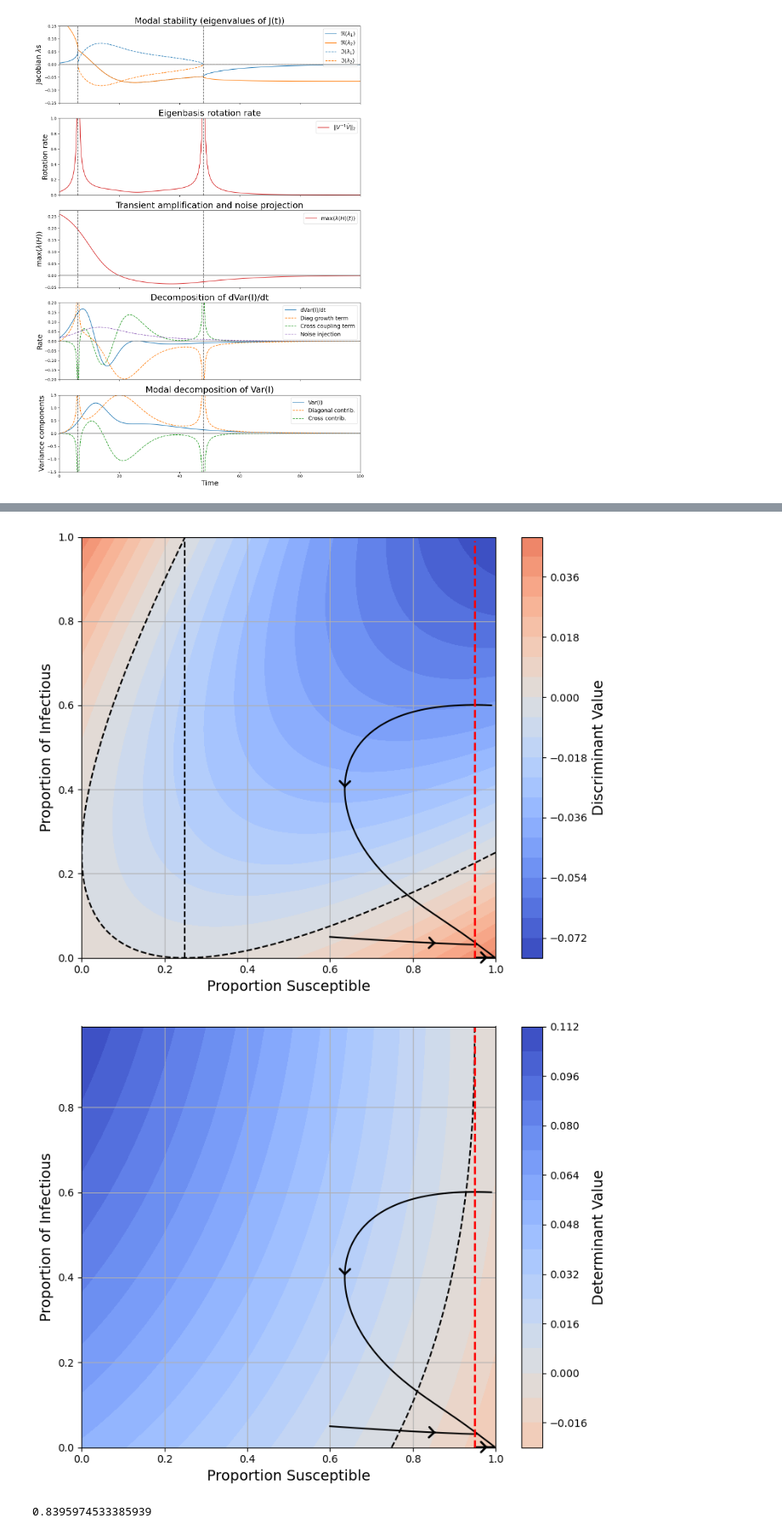
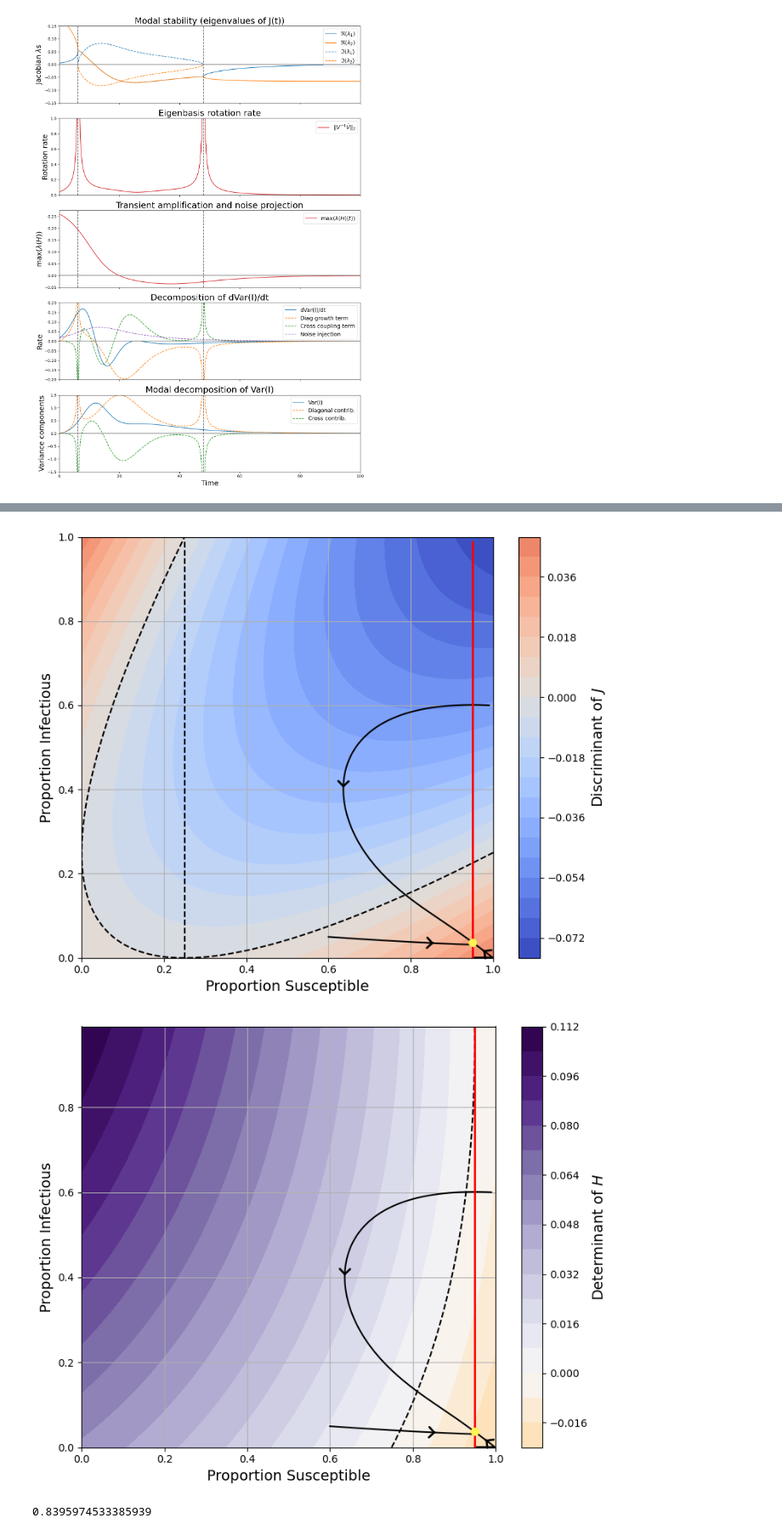
Before and after one commit to joshlooks/non-stationary-ews, a Jupyter notebook: trajectory_jacobian_sir.ipynb, the cells around one changed output, grey strips where cells are left out. Shown at 85% size. Saved outputs shown, nothing was run; the diff lists cells and outputs as text; code cells hidden in the pictures.

```diff
--- a/trajectory_jacobian_sir.ipynb
+++ b/trajectory_jacobian_sir.ipynb
@@ -145,14 +152,14 @@ plt.figure(figsize=(8, 6.5))
 contour = plt.contourf(S, I, D_vals, levels=20, vmin=-np.max(np.abs(D_vals)),vmax=np.max(np.abs(D_vals)),cmap='coolwarm')
 cbar = plt.colorbar(contour)
 # Change tick label size
-cbar.set_label('Discriminant Value', fontsize=14)
+cbar.set_label('Discriminant of $J$', fontsize=14)
 skip = 400
 plt.contour(S, I, D_vals, levels=[0], colors='k', linewidths=1.5, linestyles='--')
 for s0, i0 in zip(icS,icI):
     cst_theory = odeint(test_int,[s0,i0,0,0,0,0],ts2,args=(betat,1/14,0.00003424657))
     eigvals_theory = np.array([np.linalg.eigvals(jac(cst_theory[i,:],ts2[i],betat,1/14,0.00003424657)) for i in range(len(ts2))])
     id1 = np.where(np.iscomplex(eigvals_theory[:,0]))[0][0]
-    plt.scatter(cst_theory[id1,0], cst_theory[id1,1], color='red')
+    # plt.scatter(cst_theory[id1,0], cst_theory[id1,1], color='red')
     plt.plot(cst_theory[:,0], cst_theory[:,1], color='black', linestyle='-')
     # single arrow
     mid = len(cst_theory)//1000
@@ -167,8 +174,8 @@ cst_theory = odeint(test_int,[0.4,0.005,1-0.4-0.005,0,0,0],ts2,args=(betat,1/14,
 eigvals_theory = np.array([np.linalg.eigvals(jac(cst_theory[i,:],ts2[i],betat,1/14,0.00003424657)) for i in range(len(ts2))])
 id1 = np.where(np.iscomplex(eigvals_theory[:,0]))[0][0]
 id2 = np.where(np.iscomplex(eigvals_theory[:,0]))[0][-1]
-plt.scatter(cst_theory[id1,0], cst_theory[id1,1], color='red')
-plt.scatter(cst_theory[id2,0], cst_theory[id2,1], color='red')
+# plt.scatter(cst_theory[id1,0], cst_theory[id1,1], color='red')
+# plt.scatter(cst_theory[id2,0], cst_theory[id2,1], color='red')
 plt.plot(cst_theory[:,0], cst_theory[:,1], color='black', linestyle='-')
 # single arrow
 mid = len(cst_theory)//80
@@ -180,11 +187,11 @@ plt.annotate('',
                     color='black',
                     lw=2))
 
-
-plt.vlines(x=1/4, ymin=0, ymax=0.99, color='red', linestyle='--')
+plt.vlines(x=1/4, ymin=0, ymax=0.99, color='red')
 plt.vlines(x=gamma/beta0, ymin=0, ymax=0.99, color='black', linestyle='--')
+plt.scatter(Sstar, Istar, color='#FFF44F',s=50,zorder=10, clip_on=False)
 plt.xlabel('Proportion Susceptible',fontsize = 14)
-plt.ylabel('Proportion of Infectious',fontsize = 14)
+plt.ylabel('Proportion Infectious',fontsize = 14)
 plt.grid(True)
 plt.ylim(0,None)
 plt.tight_layout()
@@ -672,0 +682,4 @@ plt.show()
+# %%
+Sstar = (gamma+0.2)/beta0
+Istar = 0.2*(beta0/(gamma+0.2)-1)/(beta0)
+Sstar, Istar
@@ -698,7 +713,7 @@ plt.figure(figsize=(8, 6.5))
 contour = plt.contourf(S, I, D_vals, levels=20, vmin=-np.max(np.abs(D_vals)),vmax=np.max(np.abs(D_vals)),cmap='coolwarm')
 cbar = plt.colorbar(contour)
 # Change tick label size
-cbar.set_label('Discriminant Value', fontsize=14)
+cbar.set_label('Discriminant of $J$', fontsize=14)
 plt.contour(S, I, D_vals, levels=[0], colors='k', linewidths=1.5, linestyles='--')
 
 for s0, i0 in zip(icS,icI):
@@ -715,7 +730,7 @@ for s0, i0 in zip(icS,icI):
                      lw=2))
 cst_theory = odeint(test_int,[0.95,0.001,0,0,0,0],ts,args=(betat,1/14,0.2))
 plt.plot(cst_theory[:,0], cst_theory[:,1], color='black', linestyle='-')
-mid = len(cst_theory)//100
+mid = len(cst_theory)//2
 plt.annotate('',
                 xy=(cst_theory[mid+1,0], cst_theory[mid+1,1]),
                 xytext=(cst_theory[mid,0], cst_theory[mid,1]),
@@ -723,17 +738,18 @@ plt.annotate('',
                     arrowstyle='->,head_length=0.5,head_width=0.5',
                     color='black',
                     lw=2))
-plt.vlines(x=(gamma+0.2)/beta0, ymin=0, ymax=0.99, color='red', linestyle='--',linewidth=2)
+plt.vlines(x=(gamma+0.2)/beta0, ymin=0, ymax=0.99, color='red',linewidth=2)
 plt.vlines(x=gamma/beta0, ymin=0, ymax=0.99, color='black', linestyle='--')
 plt.xlabel('Proportion Susceptible',fontsize = 14)
-plt.ylabel('Proportion of Infectious',fontsize = 14)
+plt.ylabel('Proportion Infectious',fontsize = 14)
+plt.scatter(Sstar, Istar, color='#FFF44F',s=50,zorder=10, clip_on=False)
 plt.grid(True)
 # plt.xlim(0.248, 1)
 # plt.ylim(0, 0.00001)
 plt.tight_layout()
 plt.show()
 # %% [output]
-[figure, old version]
+[figure, new version]
 # %%
 params = {
     'beta': beta0,  # transmission rate
@@ -759,41 +775,42 @@ icI = np.array([0.6,0.05])
 ts = np.linspace(0,500,5000)
 # Plot the det
 plt.figure(figsize=(8, 6.5))
-contour = plt.contourf(S, I, D_vals, levels=20, vmin=-np.max(np.abs(D_vals)),vmax=np.max(np.abs(D_vals)),cmap='coolwarm_r')
+contour = plt.contourf(S, I, D_vals, levels=20, vmin=-np.max(np.abs(D_vals)),vmax=np.max(np.abs(D_vals)),cmap='PuOr')
 cbar = plt.colorbar(contour)
 # Change tick label size
-cbar.set_label('Determinant Value', fontsize=14)
+cbar.set_label('Determinant of $H$', fontsize=14)
 plt.contour(S, I, D_vals, levels=[0], colors='k', linewidths=1.5, linestyles='--')
 for s0, i0 in zip(icS,icI):
     cst_theory = odeint(test_int,[s0,i0,0,0,0,0],ts,args=(betat,1/14,0.2))
     eigvals_theory = np.array([np.linalg.eigvals(jac(cst_theory[i,:],ts[i],betat,1/14,0.2)) for i in range(len(ts))])
     plt.plot(cst_theory[:,0], cst_theory[:,1], color='black', linestyle='-')
     mid = len(cst_theory)//80
     plt.annotate('',
                 xy=(cst_theory[mid+1,0], cst_theory[mid+1,1]),
                 xytext=(cst_theory[mid,0], cst_theory[mid,1]),
             arrowprops=dict(
                     arrowstyle='->,head_length=0.5,head_width=0.5',
                     color='black',
                     lw=2))
 cst_theory = odeint(test_int,[0.95,0.001,0,0,0,0],ts,args=(betat,1/14,0.2))
 plt.plot(cst_theory[:,0], cst_theory[:,1], color='black', linestyle='-')
-plt.vlines(x=(gamma+0.2)/beta0, ymin=0, ymax=0.99, color='red', linestyle='--',linewidth=2)
+plt.vlines(x=(gamma+0.2)/beta0, ymin=0, ymax=0.99, color='red',linewidth=2)
 plt.xlabel('Proportion Susceptible',fontsize = 14)
-plt.ylabel('Proportion of Infectious',fontsize = 14)
-mid = len(cst_theory)//100
+plt.ylabel('Proportion Infectious',fontsize = 14)
+plt.scatter(Sstar, Istar, color='#FFF44F',s=50,zorder=10, clip_on=False)
+mid = len(cst_theory)//2
 plt.annotate('',
                 xy=(cst_theory[mid+1,0], cst_theory[mid+1,1]),
                 xytext=(cst_theory[mid,0], cst_theory[mid,1]),
             arrowprops=dict(
                     arrowstyle='->,head_length=0.5,head_width=0.5',
                     color='black',
                     lw=2))
 plt.grid(True)
 plt.tight_layout()
 plt.show()
 # %% [output]
-[figure, old version]
+[figure, new version]
 # %%
 b1 = 0.06
 betat = lambda x: b1
```
Also changed, not shown: parts of 12 cells of this notebook, 2 other files.
